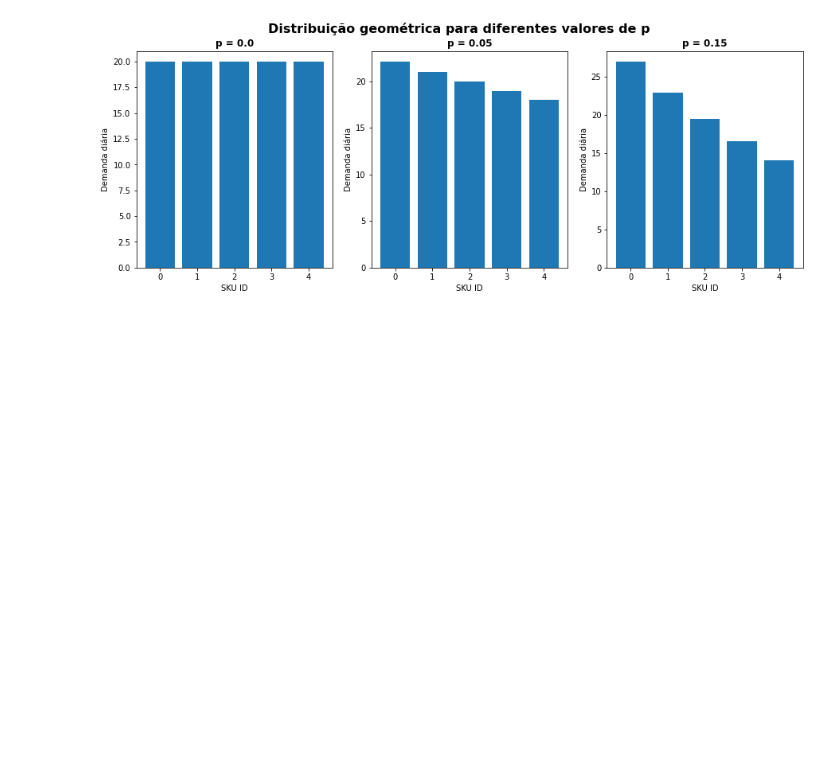
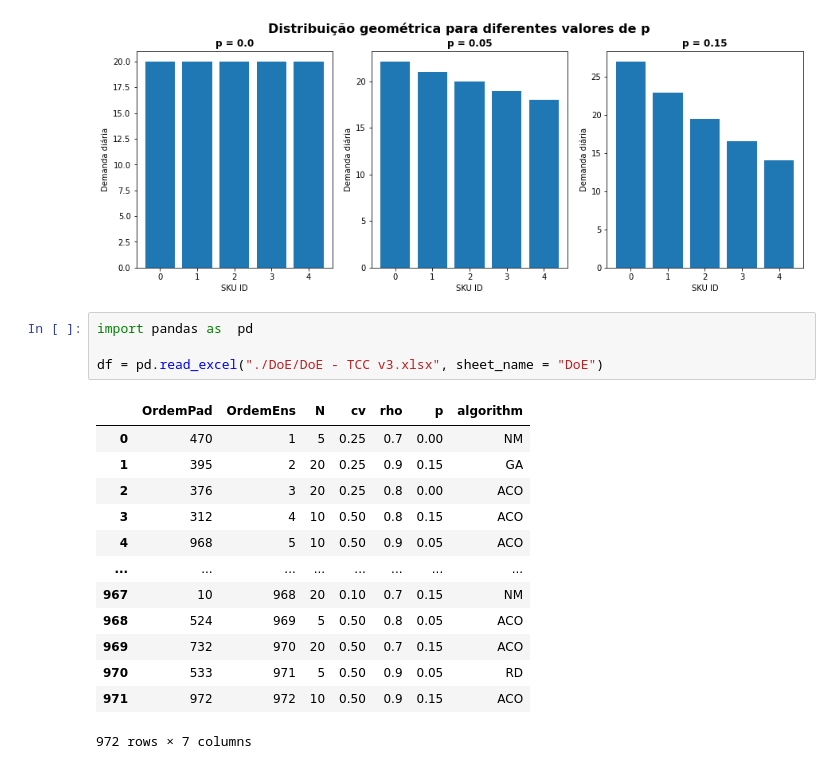
Before and after one commit to yu9800/SELSP_simOpt, a Jupyter notebook: test.ipynb, the cells around one changed output. Drawn from its saved outputs; the diff is of its cells as text; blank space fills up the shorter version.

```diff
--- a/test.ipynb
+++ b/test.ipynb
@@ -145,3 +145,21 @@ plt.suptitle('Distribuição geométrica para diferentes valores de p', fontsize
 plt.show()
 # %% [output]
 [figure]
+# %%
+import pandas as  pd
+
+df = pd.read_excel("./DoE/DoE - TCC v3.xlsx", sheet_name = "DoE")
+# %% [output]
+|  | OrdemPad | OrdemEns | N | cv | rho | p | algorithm |
+| 0 | 470 | 1 | 5 | 0.25 | 0.7 | 0.00 | NM |
+| 1 | 395 | 2 | 20 | 0.25 | 0.9 | 0.15 | GA |
+| 2 | 376 | 3 | 20 | 0.25 | 0.8 | 0.00 | ACO |
+| 3 | 312 | 4 | 10 | 0.50 | 0.8 | 0.15 | ACO |
+| 4 | 968 | 5 | 10 | 0.50 | 0.9 | 0.05 | ACO |
+| ... | ... | ... | ... | ... | ... | ... | ... |
+| 967 | 10 | 968 | 20 | 0.10 | 0.7 | 0.15 | NM |
+| 968 | 524 | 969 | 5 | 0.50 | 0.8 | 0.05 | ACO |
+| 969 | 732 | 970 | 20 | 0.50 | 0.7 | 0.15 | ACO |
+| 970 | 533 | 971 | 5 | 0.50 | 0.9 | 0.05 | RD |
+| 971 | 972 | 972 | 10 | 0.50 | 0.9 | 0.15 | ACO |
+972 rows × 7 columns
```
Also changed, not shown: parts of 1 cell of this notebook, 3 other files.
